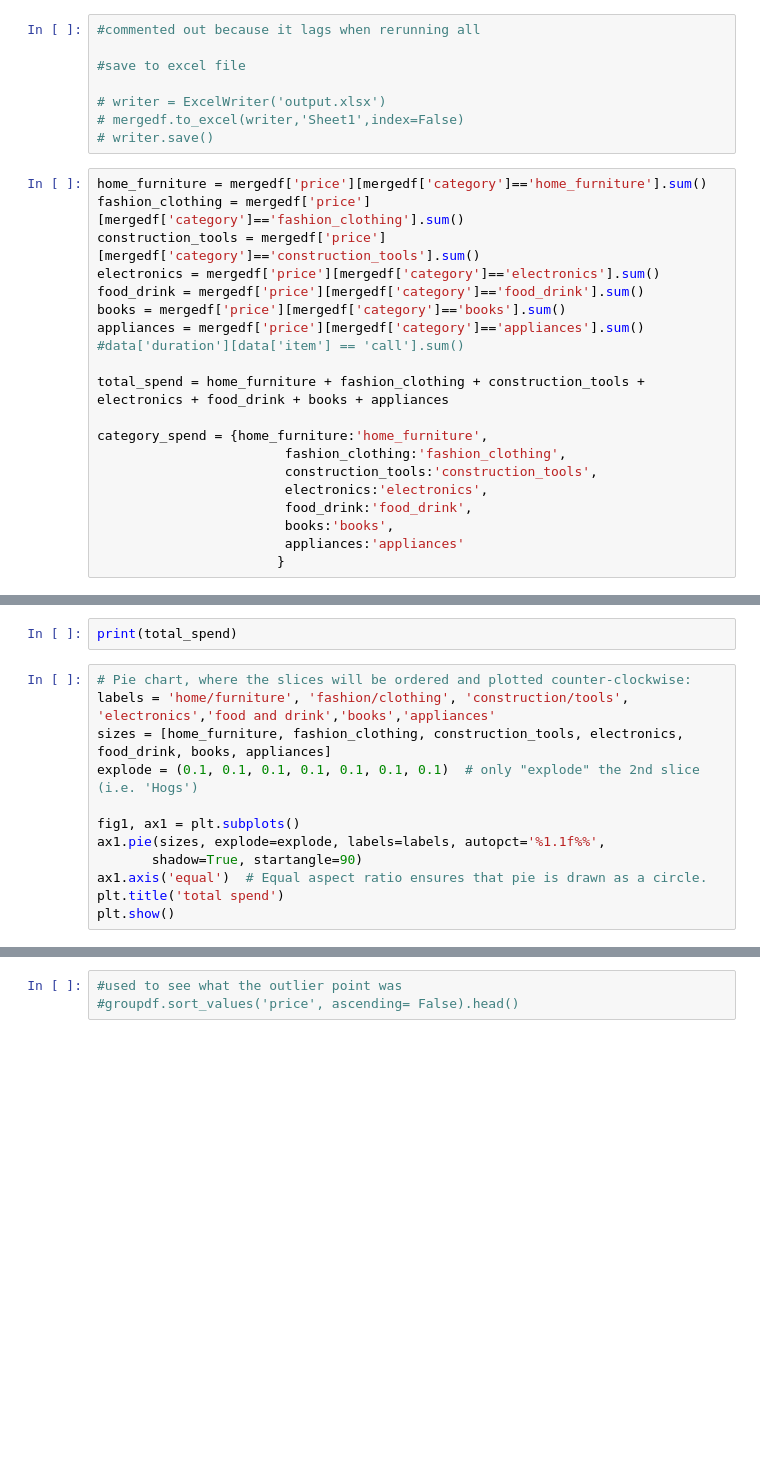
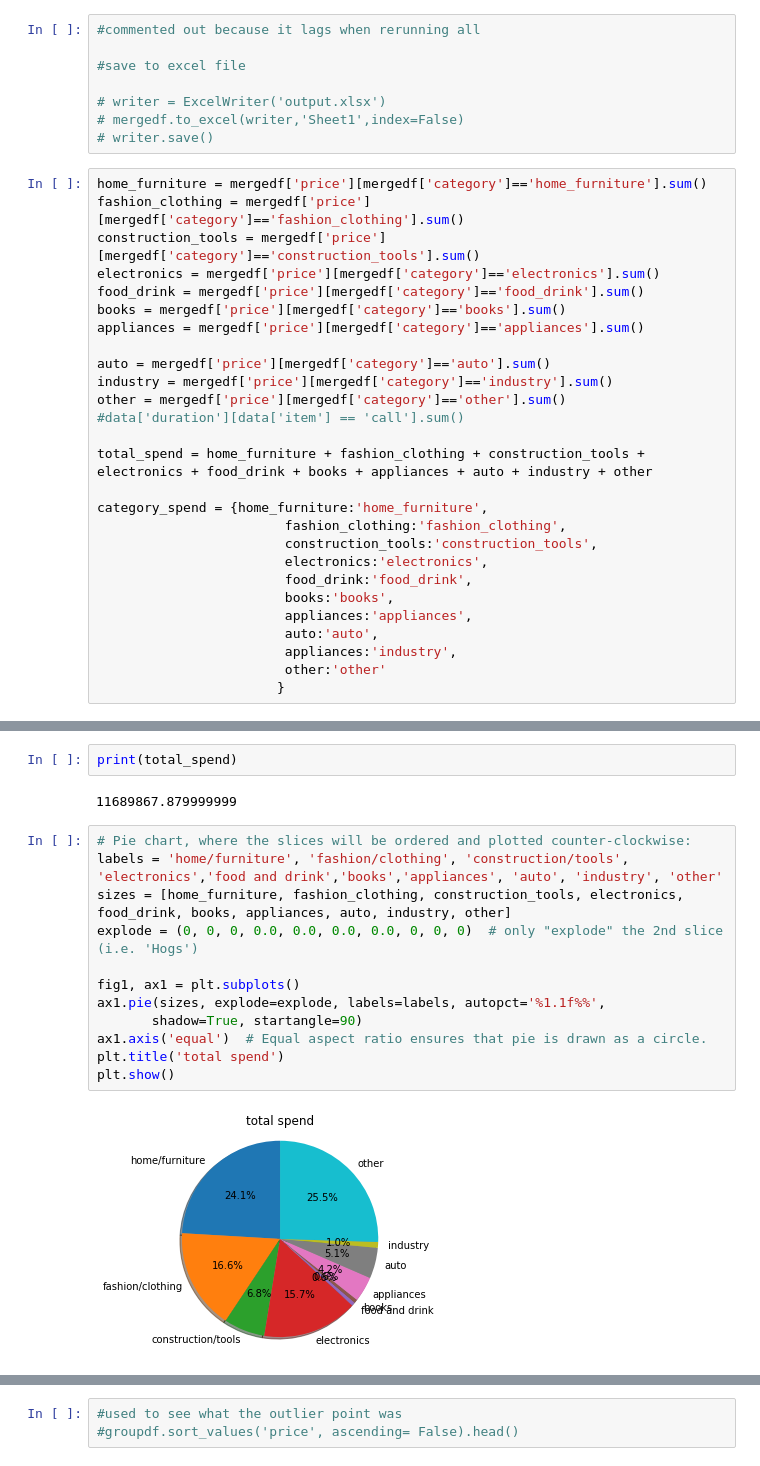
Before and after one commit to BShim92/BrazilianECommerce, a Jupyter notebook: ECommerceDataMerge.ipynb, the cells around one changed output, grey strips where cells are left out. Drawn from its saved outputs; the diff is of its cells as text; blank space fills up the shorter version.

```diff
--- a/ECommerceDataMerge.ipynb
+++ b/ECommerceDataMerge.ipynb
@@ -239,9 +234,13 @@ electronics = mergedf['price'][mergedf['category']=='electronics'].sum()
 food_drink = mergedf['price'][mergedf['category']=='food_drink'].sum()
 books = mergedf['price'][mergedf['category']=='books'].sum()
 appliances = mergedf['price'][mergedf['category']=='appliances'].sum()
+
+auto = mergedf['price'][mergedf['category']=='auto'].sum()
+industry = mergedf['price'][mergedf['category']=='industry'].sum()
+other = mergedf['price'][mergedf['category']=='other'].sum()
 #data['duration'][data['item'] == 'call'].sum()
 
-total_spend = home_furniture + fashion_clothing + construction_tools + electronics + food_drink + books + appliances
+total_spend = home_furniture + fashion_clothing + construction_tools + electronics + food_drink + books + appliances + auto + industry + other
 
 category_spend = {home_furniture:'home_furniture',
                         fashion_clothing:'fashion_clothing',
@@ -249,7 +248,10 @@ category_spend = {home_furniture:'home_furniture',
                         electronics:'electronics',
                         food_drink:'food_drink',
                         books:'books',
-                        appliances:'appliances'
+                        appliances:'appliances',
+                        auto:'auto',
+                        appliances:'industry',
+                        other:'other'
                        }
 # %%
 mergedf['category'].nunique()
@@ -258,17 +264,21 @@ print(category_spend)
 # %%
 print(total_spend)
+# %% [output]
+11689867.879999999
 # %%
 # Pie chart, where the slices will be ordered and plotted counter-clockwise:
-labels = 'home/furniture', 'fashion/clothing', 'construction/tools', 'electronics','food and drink','books','appliances'
-sizes = [home_furniture, fashion_clothing, construction_tools, electronics, food_drink, books, appliances]
-explode = (0.1, 0.1, 0.1, 0.1, 0.1, 0.1, 0.1)  # only "explode" the 2nd slice (i.e. 'Hogs')
+labels = 'home/furniture', 'fashion/clothing', 'construction/tools', 'electronics','food and drink','books','appliances', 'auto', 'industry', 'other'
+sizes = [home_furniture, fashion_clothing, construction_tools, electronics, food_drink, books, appliances, auto, industry, other]
+explode = (0, 0, 0, 0.0, 0.0, 0.0, 0.0, 0, 0, 0)  # only "explode" the 2nd slice (i.e. 'Hogs')
 
 fig1, ax1 = plt.subplots()
 ax1.pie(sizes, explode=explode, labels=labels, autopct='%1.1f%%',
        shadow=True, startangle=90)
 ax1.axis('equal')  # Equal aspect ratio ensures that pie is drawn as a circle.
 plt.title('total spend')
 plt.show()
+# %% [output]
+[figure, added]
 # %%
 #Black Friday!
 mergedf.loc[mergedf['day'] == '11/24/17']
```
Also changed, not shown: parts of 15 cells of this notebook.
